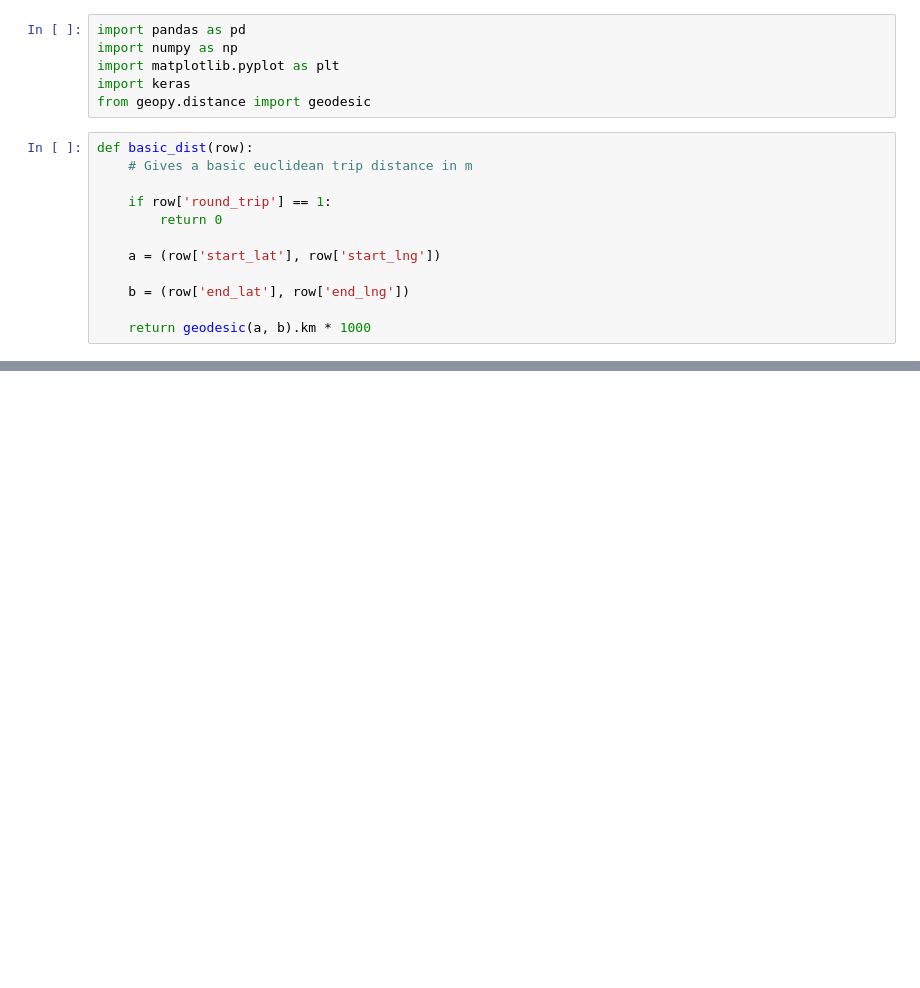
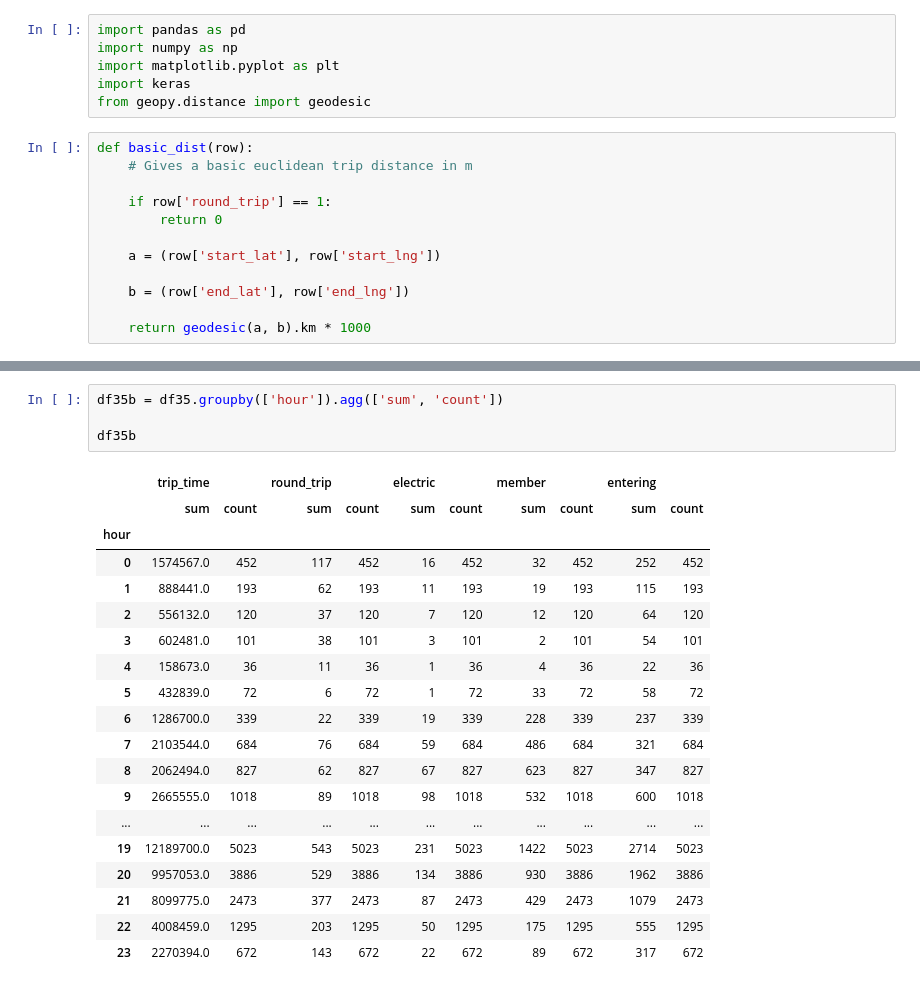
Before and after one commit to nick-kopy/Predicting-Bike-Rental-Station-Traffic, a Jupyter notebook: cap3.ipynb, the cells around one changed output, grey strips where cells are left out. Drawn from its saved outputs; the diff is of its cells as text; blank space fills up the shorter version.

```diff
--- a/cap3.ipynb
+++ b/cap3.ipynb
@@ -117,0 +178,24 @@ df86
+# %%
+df35b = df35.groupby(['hour']).agg(['sum', 'count'])
+
+df35b
+# %% [output]
+|  | trip_time |  | round_trip |  | electric |  | member |  | entering |  |
+|  | sum | count | sum | count | sum | count | sum | count | sum | count |
+| hour |  |  |  |  |  |  |  |  |  |  |
+| 0 | 1574567.0 | 452 | 117 | 452 | 16 | 452 | 32 | 452 | 252 | 452 |
+| 1 | 888441.0 | 193 | 62 | 193 | 11 | 193 | 19 | 193 | 115 | 193 |
+| 2 | 556132.0 | 120 | 37 | 120 | 7 | 120 | 12 | 120 | 64 | 120 |
+| 3 | 602481.0 | 101 | 38 | 101 | 3 | 101 | 2 | 101 | 54 | 101 |
+| 4 | 158673.0 | 36 | 11 | 36 | 1 | 36 | 4 | 36 | 22 | 36 |
+| 5 | 432839.0 | 72 | 6 | 72 | 1 | 72 | 33 | 72 | 58 | 72 |
+| 6 | 1286700.0 | 339 | 22 | 339 | 19 | 339 | 228 | 339 | 237 | 339 |
+| 7 | 2103544.0 | 684 | 76 | 684 | 59 | 684 | 486 | 684 | 321 | 684 |
+| 8 | 2062494.0 | 827 | 62 | 827 | 67 | 827 | 623 | 827 | 347 | 827 |
+| 9 | 2665555.0 | 1018 | 89 | 1018 | 98 | 1018 | 532 | 1018 | 600 | 1018 |
+| ... | ... | ... | ... | ... | ... | ... | ... | ... | ... | ... |
+| 19 | 12189700.0 | 5023 | 543 | 5023 | 231 | 5023 | 1422 | 5023 | 2714 | 5023 |
+| 20 | 9957053.0 | 3886 | 529 | 3886 | 134 | 3886 | 930 | 3886 | 1962 | 3886 |
+| 21 | 8099775.0 | 2473 | 377 | 2473 | 87 | 2473 | 429 | 2473 | 1079 | 2473 |
+| 22 | 4008459.0 | 1295 | 203 | 1295 | 50 | 1295 | 175 | 1295 | 555 | 1295 |
+| 23 | 2270394.0 | 672 | 143 | 672 | 22 | 672 | 89 | 672 | 317 | 672 |
```
Also changed, not shown: parts of 27 cells of this notebook.
